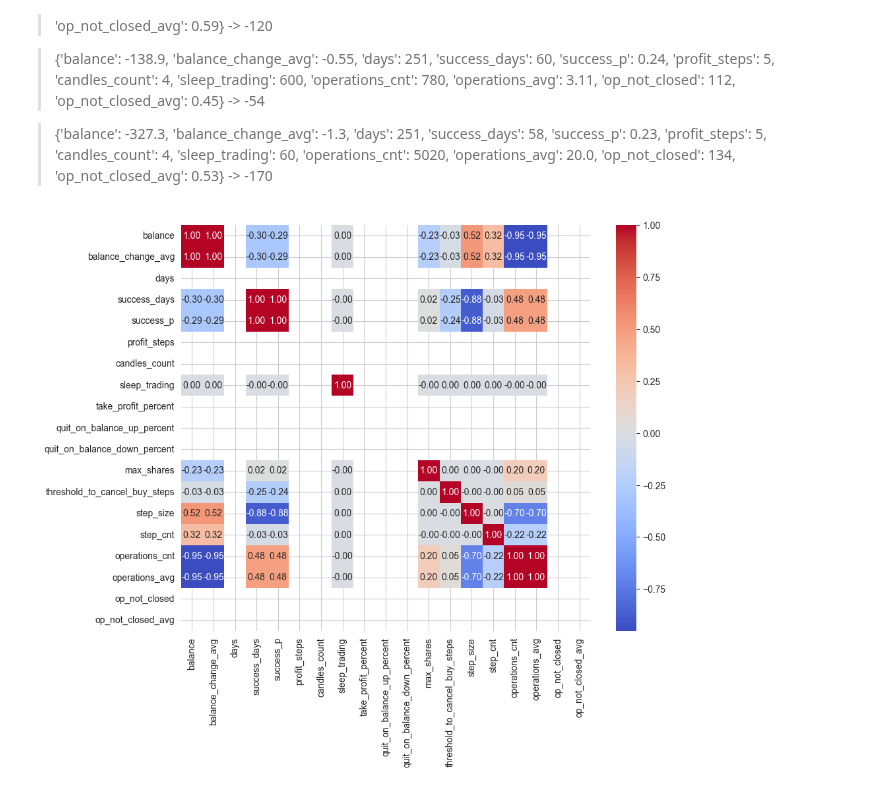
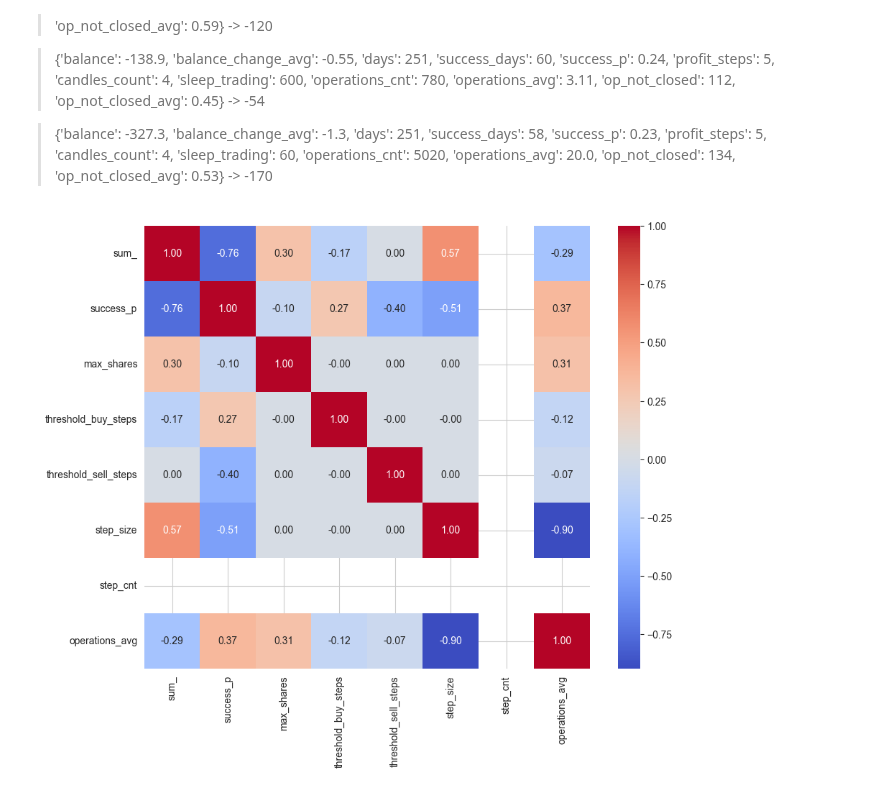
Before and after one commit to sapozhkov/fin, a Jupyter notebook: t_year_m.ipynb, the cells around one changed output. Cells and saved outputs as stored; diff of their text form; code cells hidden in the pictures.

```diff
--- a/t_year_m.ipynb
+++ b/t_year_m.ipynb
@@ -110,0 +105,3 @@ for item in sorted_results:
+# %%
+for item in sorted_results:
+    print(item)
@@ -110,0 +126,7 @@ for item in sorted_results:
+# %%
+# Вывод результатов или их дальнейшая обработка
+sorted_results = sorted(sorted_results, key=lambda x: x['balance'], reverse=True)
+
+print()
+for item in sorted_results:
+    print(item)
@@ -182,27 +225,44 @@ for item in sorted_results:
 
 > {'balance': -327.3, 'balance_change_avg': -1.3, 'days': 251, 'success_days': 58, 'success_p': 0.23, 'profit_steps': 5, 'candles_count': 4, 'sleep_trading': 60, 'operations_cnt': 5020, 'operations_avg': 20.0, 'op_not_closed': 134, 'op_not_closed_avg': 0.53}
 -> -170
+# %%
+fields = [
+    'sum_',
+    'success_p',
+    'max_shares',
+    'threshold_buy_steps',
+    'threshold_sell_steps',
+    'step_size',
+    'step_cnt',
+    'operations_avg',
+]
+
+# Отфильтровываем только нужные поля
+filtered_data = [
+    {key: item[key] for key in fields}
+    for item in sorted_results
+]
 # %%
 import pandas as pd
 
 # Предположим, что data - это ваш список объектов
-data = sorted_results
+data = filtered_data
 
 # Преобразование списка словарей в DataFrame
 df = pd.DataFrame(data)
 
 # Вычисление таблицы корреляции
 correlation_matrix = df.corr()
 
 # Вывод таблицы корреляции
 # print(correlation_matrix)
 
 # Для более наглядного отображения можно использовать seaborn
 import seaborn as sns
 import matplotlib.pyplot as plt
 
 plt.figure(figsize=(10, 8))
 sns.heatmap(correlation_matrix, annot=True, cmap='coolwarm', fmt=".2f")
 plt.show()
 # %% [output]
-[figure, old version]
+[figure, new version]
```
Also changed, not shown: parts of 3 cells of this notebook, 4 other files.
